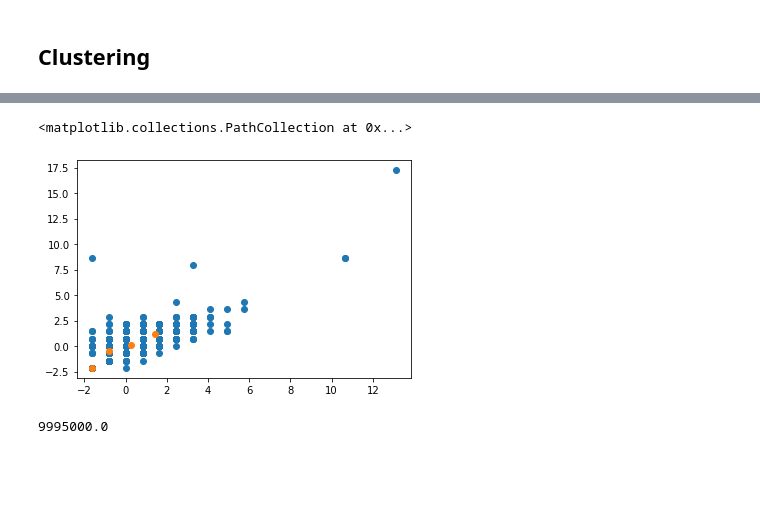
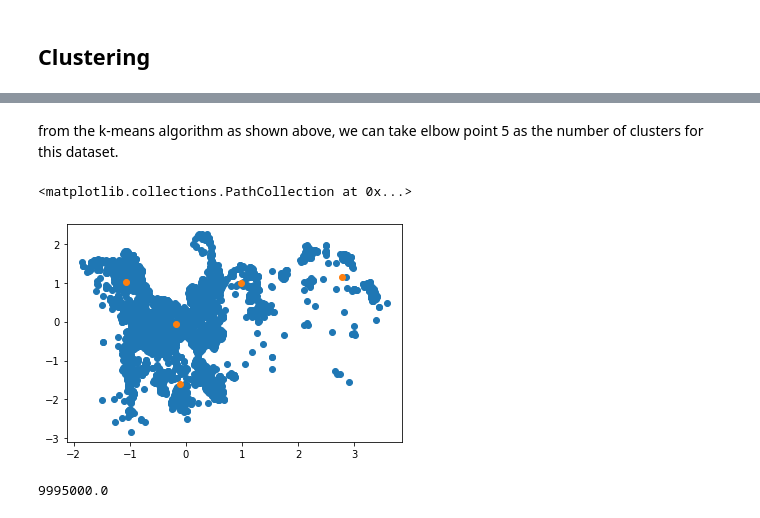
Before and after one commit to aoudjit/aoudjit, a Jupyter notebook: ET5003_Etivity2_Aziz_AOUDJIT_20201281.ipynb, the cells around one changed output, grey strips where cells are left out. Cells and saved outputs as stored; diff of their text form; code cells hidden in the pictures; blank space fills up the shorter version.

```diff
--- a/ET5003_Etivity2_Aziz_AOUDJIT_20201281.ipynb
+++ b/ET5003_Etivity2_Aziz_AOUDJIT_20201281.ipynb
@@ -185,0 +281,5 @@ dfcost.describe()
+# %%
+dftrain = dftrain.drop(['area', 'county','environment'], axis=1)
+# %%
+dftrain = pd.get_dummies(dftrain, columns=['property_category', 'property_type'], drop_first=True)
+dftrain.head()
@@ -185,0 +307,7 @@ dfcost.describe()
+# %%
+dftrain=dftrain[dftrain.bathrooms!=0]
+dftrain=dftrain[dftrain.beds!=0]
+dftrain=dftrain[dftrain.bathrooms<=10]
+dftrain=dftrain[dftrain.beds<=10]
+dftrain=dftrain[dftrain.longitude<=-6]
+dftrain=dftrain[dftrain.latitude>53]
@@ -185,0 +339,15 @@ dfcost.describe()
+# %%
+# select some features columns just for the baseline model
+# assume not all of the features are informative or useful
+# in this exercise you could try all of them if possible
+
+featrain = ['latitude','longitude','bathrooms','beds','price']
+# dropna: remove missing values
+df_subset_train = dftrain[featrain].dropna(axis=0)
+
+# this will be used for performance testing of the model,
+featest = ['latitude','longitude','bathrooms','beds']
+df_subset_test  =  dftest[featest].dropna(axis=0)
+
+# cost
+df_cost = dfcost[dfcost.index.isin(df_subset_test.index)]
@@ -290,20 +509,22 @@ MAPE =  0.34180786433616217
+# %% [markdown]
+from the k-means algorithm as shown above, we can take elbow point 5 as the number of clusters for this dataset.
 # %%
 # training gaussian mixture model
 from sklearn.mixture import GaussianMixture
-
-gmm = GaussianMixture(n_components=4)
-# clustering by features 1, 3
+dftrain.head()
+gmm = GaussianMixture(n_components=5)
+# clustering by features latitude, longitude
 ind=[0,1]
 X_ind = np.vstack([Xn_train[:,ind],Xn_test[:,ind]])
 # Gaussian Mixture
 gmm.fit(X_ind)
 # plot blue dots
 plt.scatter(X_ind[:,0],X_ind[:,1])
 # centroids:  orange dots
 plt.scatter(gmm.means_[:,0],gmm.means_[:,1])
 # %% [output]
 <matplotlib.collections.PathCollection at 0x...>
-[figure, old version]
+[figure, new version]
 # %%
 np.max(ys_train)
 # %% [output]
```
Also changed, not shown: parts of 67 cells of this notebook.
